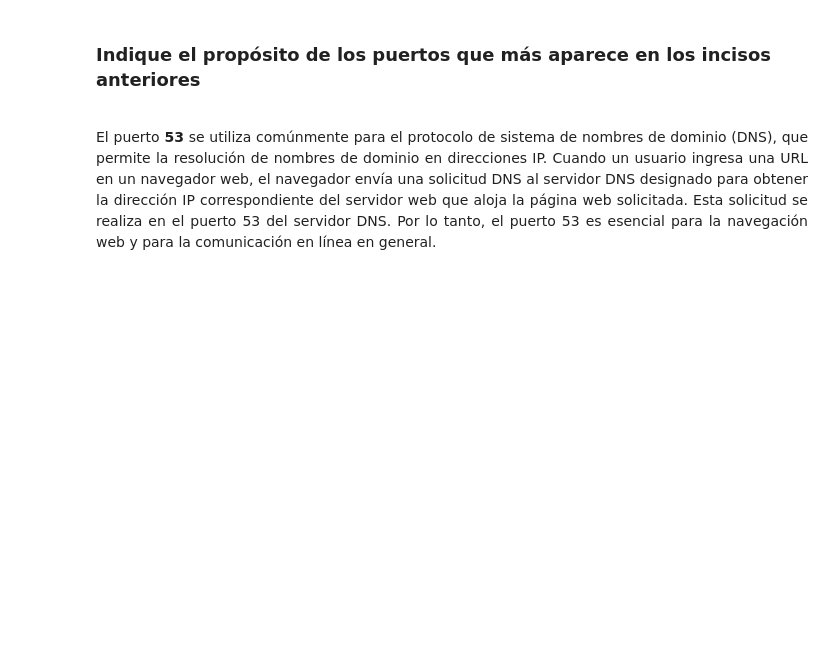
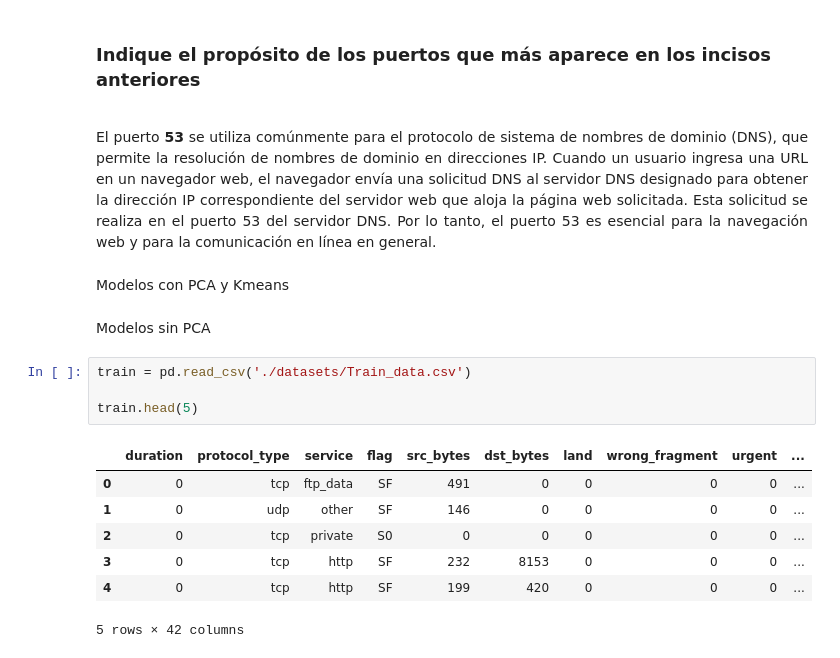
Before and after one commit to Olivverde/Network_Analysis, a Jupyter notebook: network_analysis.ipynb, the cells around one changed output. Drawn from its saved outputs; the diff is of its cells as text; blank space fills up the shorter version.

Commit message:
Model w/o pca added

```diff
--- a/network_analysis.ipynb
+++ b/network_analysis.ipynb
@@ -83,3 +84,19 @@ Se comunica con los siguientes puertos [53]
 <div style="text-align: justify">
     El puerto <b>53</b> se utiliza comúnmente para el protocolo de sistema de nombres de dominio (DNS), que permite la resolución de nombres de dominio en direcciones IP. Cuando un usuario ingresa una URL en un navegador web, el navegador envía una solicitud DNS al servidor DNS designado para obtener la dirección IP correspondiente del servidor web que aloja la página web solicitada. Esta solicitud se realiza en el puerto 53 del servidor DNS. Por lo tanto, el puerto 53 es esencial para la navegación web y para la comunicación en línea en general.
 </div>
+# %% [markdown]
+Modelos con PCA y Kmeans
+# %% [markdown]
+Modelos sin PCA
+# %%
+train = pd.read_csv('./datasets/Train_data.csv')
+
+train.head(5)
+# %% [output]
+|  | duration | protocol_type | service | flag | src_bytes | dst_bytes | land | wrong_fragment | urgent | ... |
+| 0 | 0 | tcp | ftp_data | SF | 491 | 0 | 0 | 0 | 0 | ... |
+| 1 | 0 | udp | other | SF | 146 | 0 | 0 | 0 | 0 | ... |
+| 2 | 0 | tcp | private | S0 | 0 | 0 | 0 | 0 | 0 | ... |
+| 3 | 0 | tcp | http | SF | 232 | 8153 | 0 | 0 | 0 | ... |
+| 4 | 0 | tcp | http | SF | 199 | 420 | 0 | 0 | 0 | ... |
+5 rows × 42 columns
```
Also changed, not shown: parts of 13 cells of this notebook, 2 other files.
